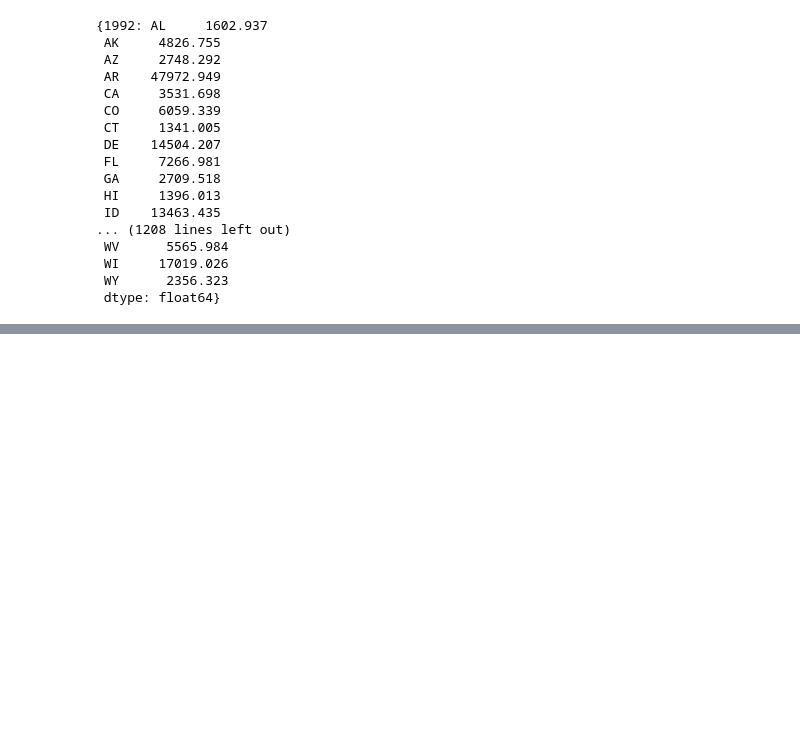
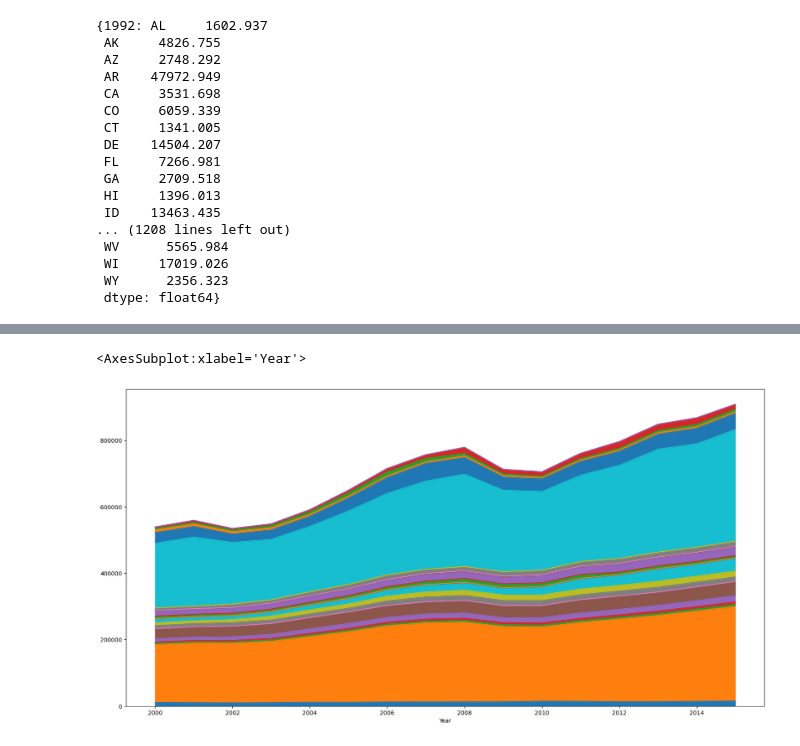
Before and after one commit to jlcatonjr/Learn-Python-for-Stats-and-Econ, a Jupyter notebook: Projects/EFWNorthAmerica/State Tax Data.ipynb, the cells around one changed output, grey strips where cells are left out. Drawn from its saved outputs; the diff is of its cells as text; code cells hidden in the pictures; blank space fills up the shorter version.

```diff
--- a/Projects/EFWNorthAmerica/State Tax Data.ipynb
+++ b/Projects/EFWNorthAmerica/State Tax Data.ipynb
@@ -199,11 +199,14 @@ code_dfs["TotalTax"]
 # %%
 tax_names = list(code_dfs.keys())
 for code, df in code_dfs.items():
-    print(code)
-    print(df)
     code_dfs[code] = pd.DataFrame(df)
     code_dfs[code].index.name = "State"
     code_dfs[code] = code_dfs[code].reset_index().melt(id_vars=["State"],
         var_name="Year",
-        value_name=code).set_index(["State", "Year"])#     panel.loc[panel.index.isin(code_dfs[code].index),code] = code_dfs[code]
-    panel[code + "/GDP"] = panel[code].div(panel["GDP"]).mul(100)
+        value_name=code).set_index(["State", "Year"])
+    #     panel.loc[panel.index.isin(code_dfs[code].index),code] = code_dfs[code]
+# panel = panel[code].copy()
+for code, df in code_dfs.items():
+    panel[code] = code_dfs[code]
+
+#     panel[code + "/GDP"] = panel[code].div(panel["GDP"]).mul(100)
@@ -229,14 +231,16 @@ KeyError: 'T01'
 # %%
-# import matplotlib.pyplot as plt
-# plot_df = panel.groupby("Year").sum().loc["2000":"2015"]
-# tax_names = list(code_dfs.keys())
-# fig, ax = plt.subplots(figsize = (20,10))
-# plot_df[tax_names[:-1]].plot.area(
-#     legend = False,
-#     ax = ax)
+import matplotlib.pyplot as plt
+plot_df = panel.groupby("Year").sum().loc["2000":"2015"]
+tax_names = list(code_dfs.keys())
+fig, ax = plt.subplots(figsize = (20,10))
+plot_df[tax_names[:-1]].plot.area(
+    legend = False,
+    ax = ax)
 # plot_df[tax_names[-1]].plot.line(ls = "--",
 #                                  linewidth = 5,
 #                                  color = "k",
 #                                  ax = ax)
-plot_df
+# %% [output]
+<AxesSubplot:xlabel='Year'>
+[figure, added]
 # %%
```
Also changed, not shown: parts of 5 cells of this notebook, 2 other files.
